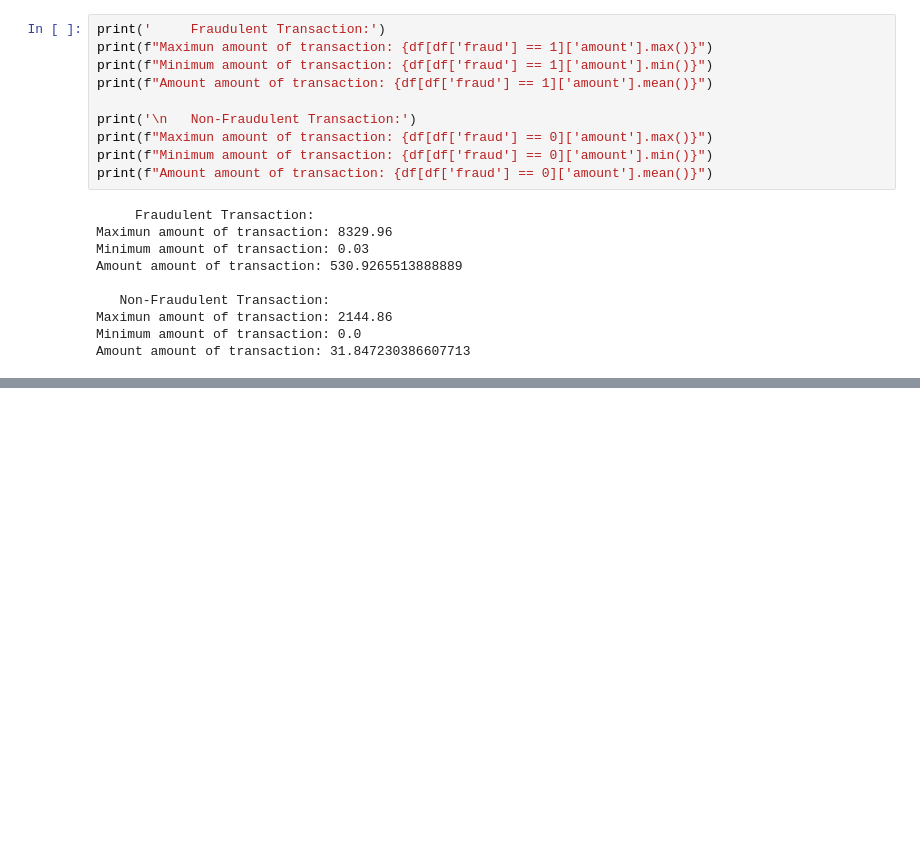
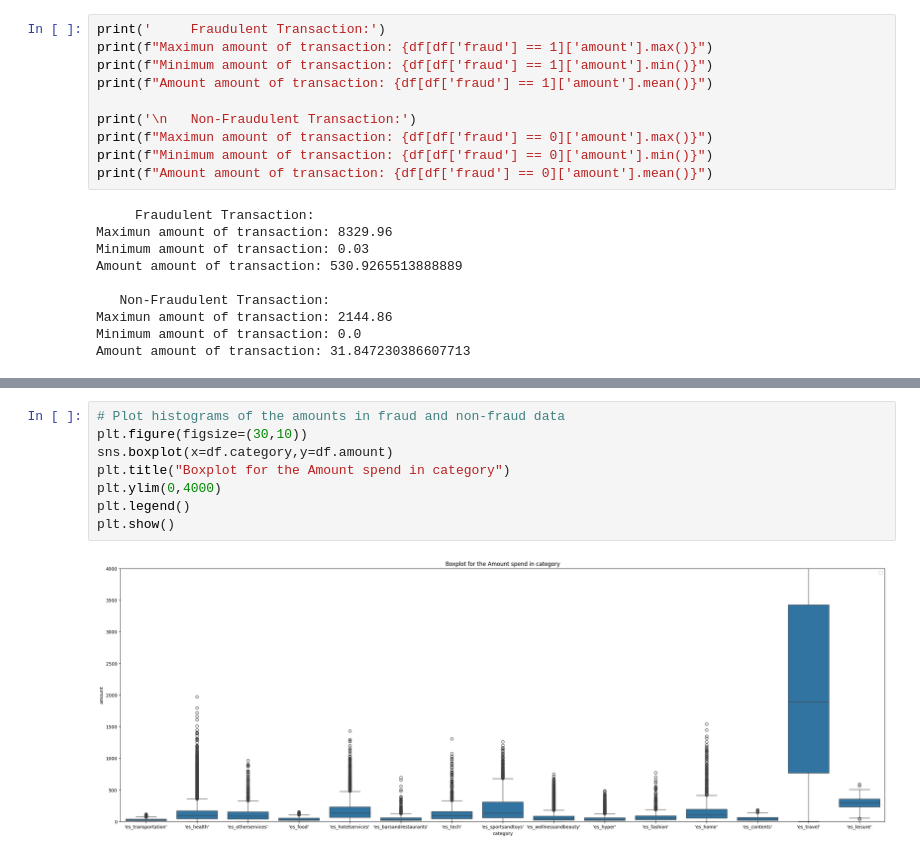
Before and after one commit to Thanh-dev-192006/Credit_Card_-Fraud_-Detection, a Jupyter notebook: notebooks/exploration/EDA.ipynb, the cells around one changed output, grey strips where cells are left out. Cells and saved outputs as stored; diff of their text form; blank space fills up the shorter version.

```diff
--- a/notebooks/exploration/EDA.ipynb
+++ b/notebooks/exploration/EDA.ipynb
@@ -156,0 +200,10 @@ Amount amount of transaction: 31.847230386607713
+# %%
+# Plot histograms of the amounts in fraud and non-fraud data
+plt.figure(figsize=(30,10))
+sns.boxplot(x=df.category,y=df.amount)
+plt.title("Boxplot for the Amount spend in category")
+plt.ylim(0,4000)
+plt.legend()
+plt.show()
+# %% [output]
+[figure, added]
```
Also changed, not shown: parts of 3 cells of this notebook, 5 other files.
